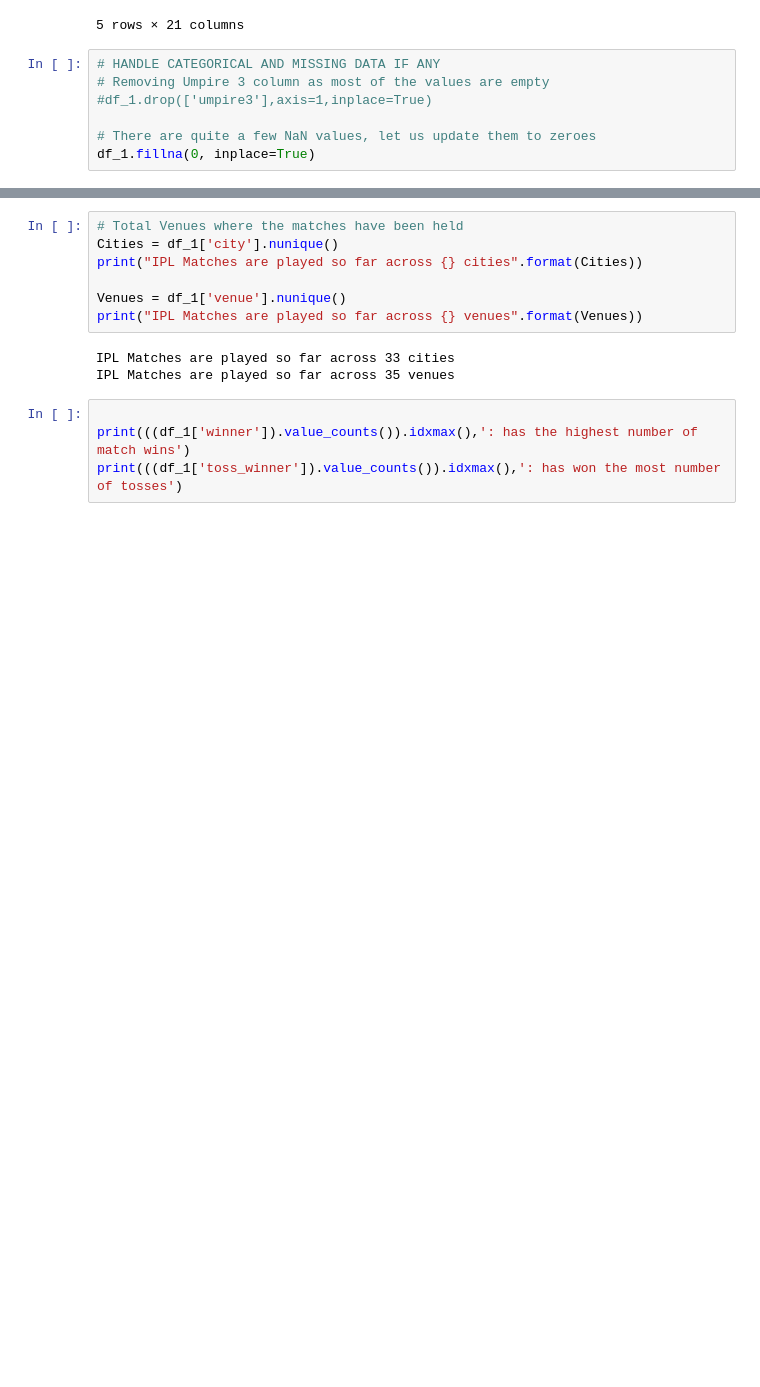
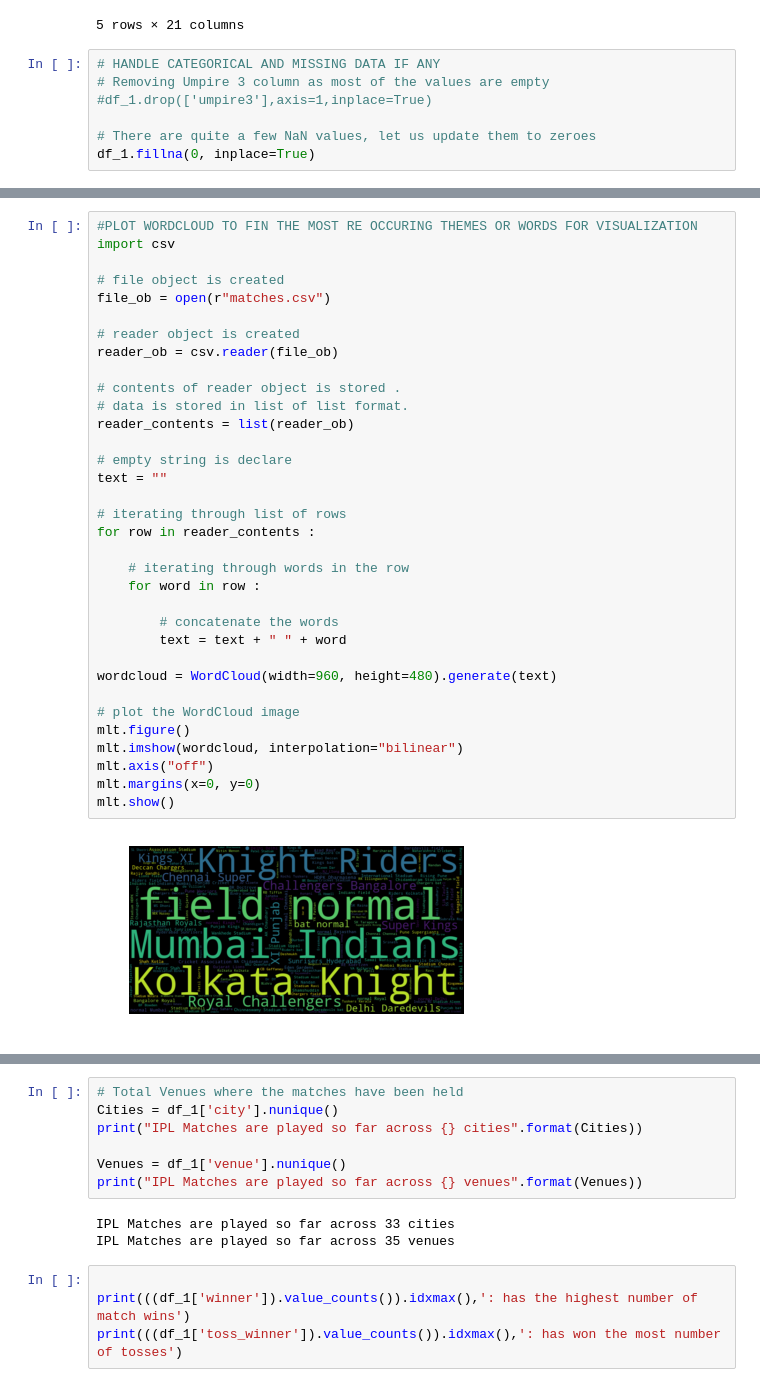
Before and after one commit to VijapurapuS/001_Udacity_DS_ND, a Jupyter notebook: Ud_5_DS_Blog _29E.ipynb, the cells around one changed output, grey strips where cells are left out. Cells and saved outputs as stored; diff of their text form; blank space fills up the shorter version.

Commit message:
Add files via upload
Updated notebook with WordCloud and model results

```diff
--- a/Ud_5_DS_Blog _29E.ipynb
+++ b/Ud_5_DS_Blog _29E.ipynb
@@ -136,3 +138,39 @@ df_1.head()
 | 2 | 3 | 2017 | Rajkot | 07/04/2017 | Gujarat Lions | Kolkata Knight Riders | Kolkata Knight Riders | field | normal | 0 | ... |
 | 3 | 4 | 2017 | Indore | 08/04/2017 | Rising Pune Supergiants | Kings XI Punjab | Kings XI Punjab | field | normal | 0 | ... |
 | 4 | 5 | 2017 | Bangalore | 08/04/2017 | Royal Challengers Bangalore | Delhi Daredevils | Royal Challengers Bangalore | bat | normal | 0 | ... |
+# %%
+#PLOT WORDCLOUD TO FIN THE MOST RE OCCURING THEMES OR WORDS FOR VISUALIZATION
+import csv
+
+# file object is created
+file_ob = open(r"matches.csv")
+
+# reader object is created
+reader_ob = csv.reader(file_ob)
+
+# contents of reader object is stored .
+# data is stored in list of list format.
+reader_contents = list(reader_ob)
+
+# empty string is declare
+text = ""
+
+# iterating through list of rows
+for row in reader_contents :
+
+    # iterating through words in the row
+    for word in row :
+
+        # concatenate the words
+        text = text + " " + word
+
+wordcloud = WordCloud(width=960, height=480).generate(text)
+
+# plot the WordCloud image
+mlt.figure()
+mlt.imshow(wordcloud, interpolation="bilinear")
+mlt.axis("off")
+mlt.margins(x=0, y=0)
+mlt.show()
+# %% [output]
+[figure, added]
```
Also changed, not shown: parts of 13 cells of this notebook.
